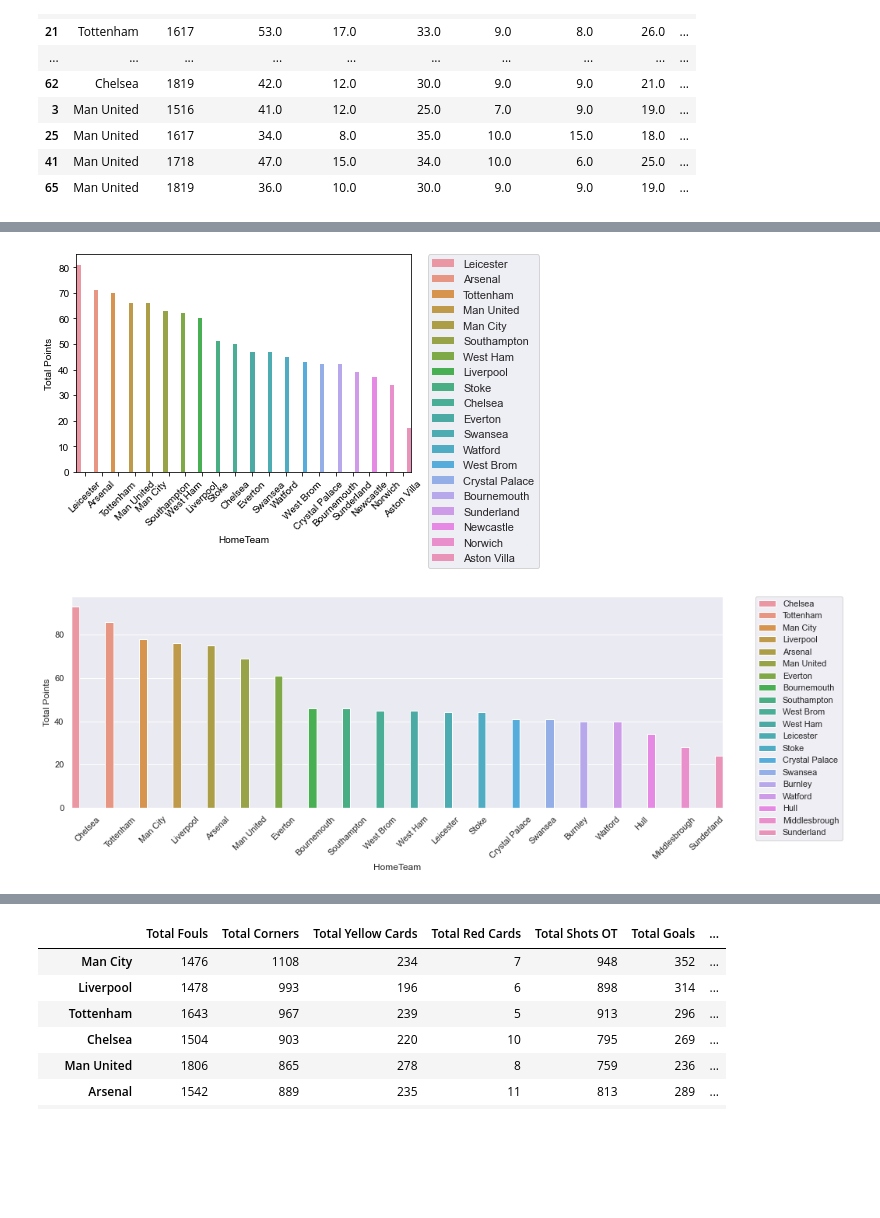
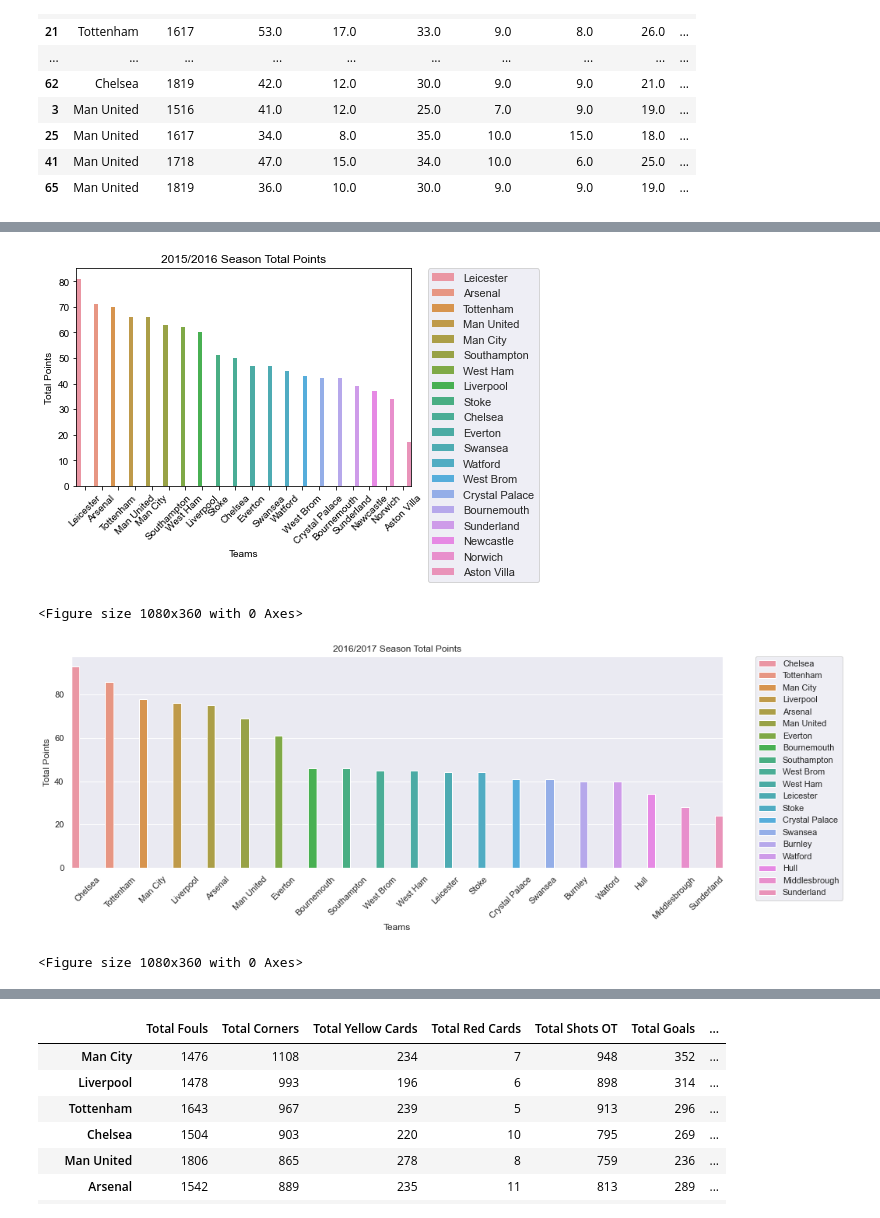
Before and after one commit to ethomps33/Premier_League_Sports_Analysis, a Jupyter notebook: Project 1.ipynb, the cells around one changed output, grey strips where cells are left out. Saved outputs shown, nothing was run; the diff lists cells and outputs as text; code cells hidden in the pictures; blank space fills up the shorter version.

Commit message:
Created Presentation folder. Saved the figs to the presentation file.

```diff
--- a/Project 1.ipynb
+++ b/Project 1.ipynb
@@ -363,23 +362,27 @@ wins16.reset_index(inplace=True)
 # %%
 ax = sns.barplot(x='HomeTeam', y='Total Points',hue='HomeTeam', data=wins16)
 sns.set(rc={'figure.figsize':(15,5)})
 plt.legend(bbox_to_anchor=(1.05, 1), loc='upper left', borderaxespad=0.)
 def change_width(ax, new_value) :
     for patch in ax.patches :
         current_width = patch.get_width()
         diff = current_width - new_value
 
         # we change the bar width
         patch.set_width(new_value)
 
         # we recenter the bar
         patch.set_x(patch.get_x() + diff * .5)
 
 change_width(ax, .25)
 plt.xticks(rotation=45)
+plt.xlabel('Teams')
+plt.title('2015/2016 Season Total Points')
 plt.show()
+plt.savefig('Presentation/Season16.png')
 # %% [output]
-[figure, old version]
+[figure, new version]
+<Figure size 1080x360 with 0 Axes>
 # %%
 wins17.reset_index(inplace=True)
 wins18.reset_index(inplace=True)
@@ -401,9 +404,13 @@ def change_width(ax, new_value) :
 
 change_width(ax, .25)
 plt.xticks(rotation=45)
+plt.xlabel('Teams')
+plt.title('2016/2017 Season Total Points')
 plt.show()
+plt.savefig('Presentation/Season17.png')
 # %% [output]
-[figure, old version]
+[figure, new version]
+<Figure size 1080x360 with 0 Axes>
 # %%
 ax = sns.barplot(x='HomeTeam', y='Total Points',hue='HomeTeam', data=wins18)
 sns.set(rc={'figure.figsize':(15,5)})
```
Also changed, not shown: parts of 14 cells of this notebook, 15 other files.
